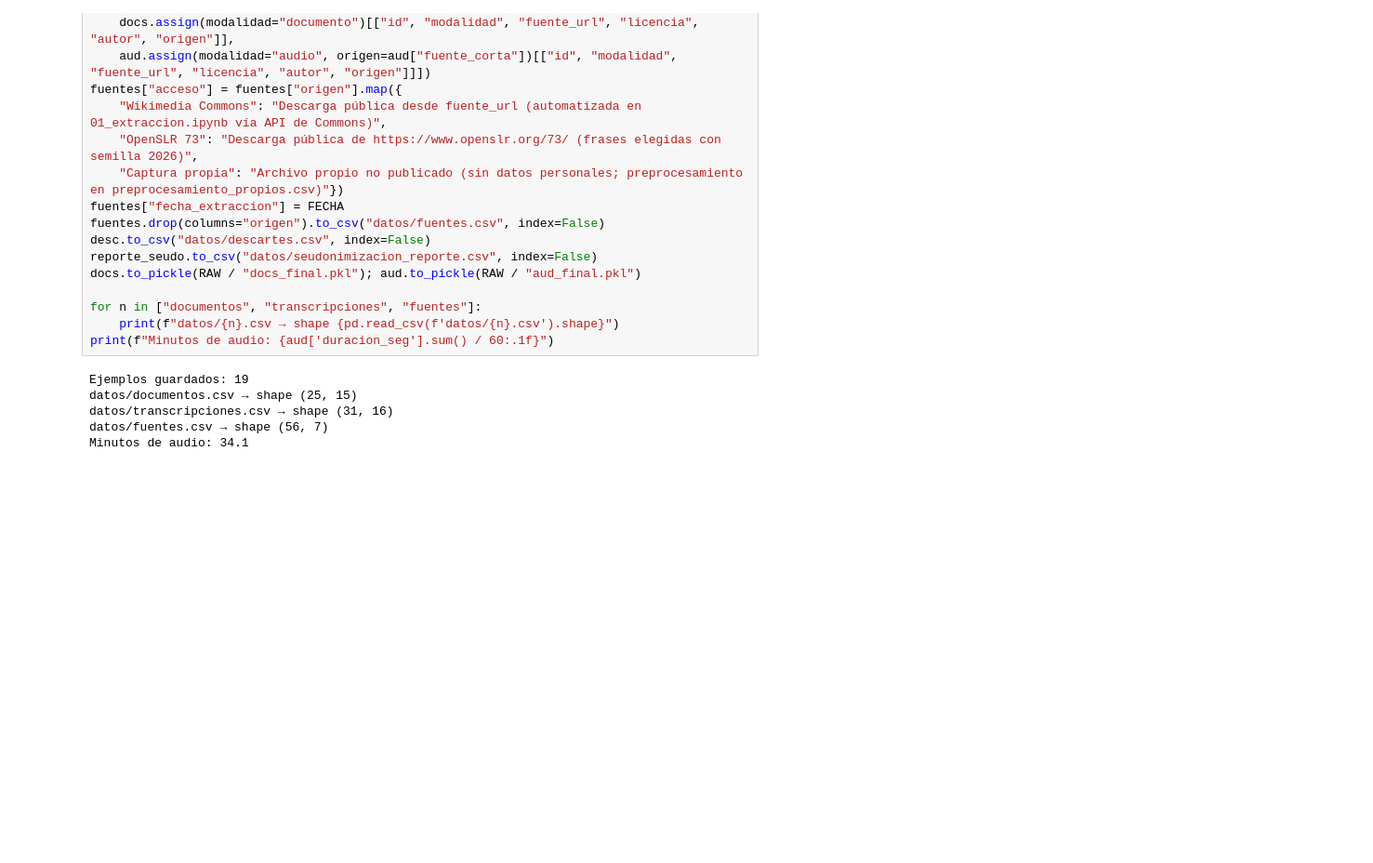
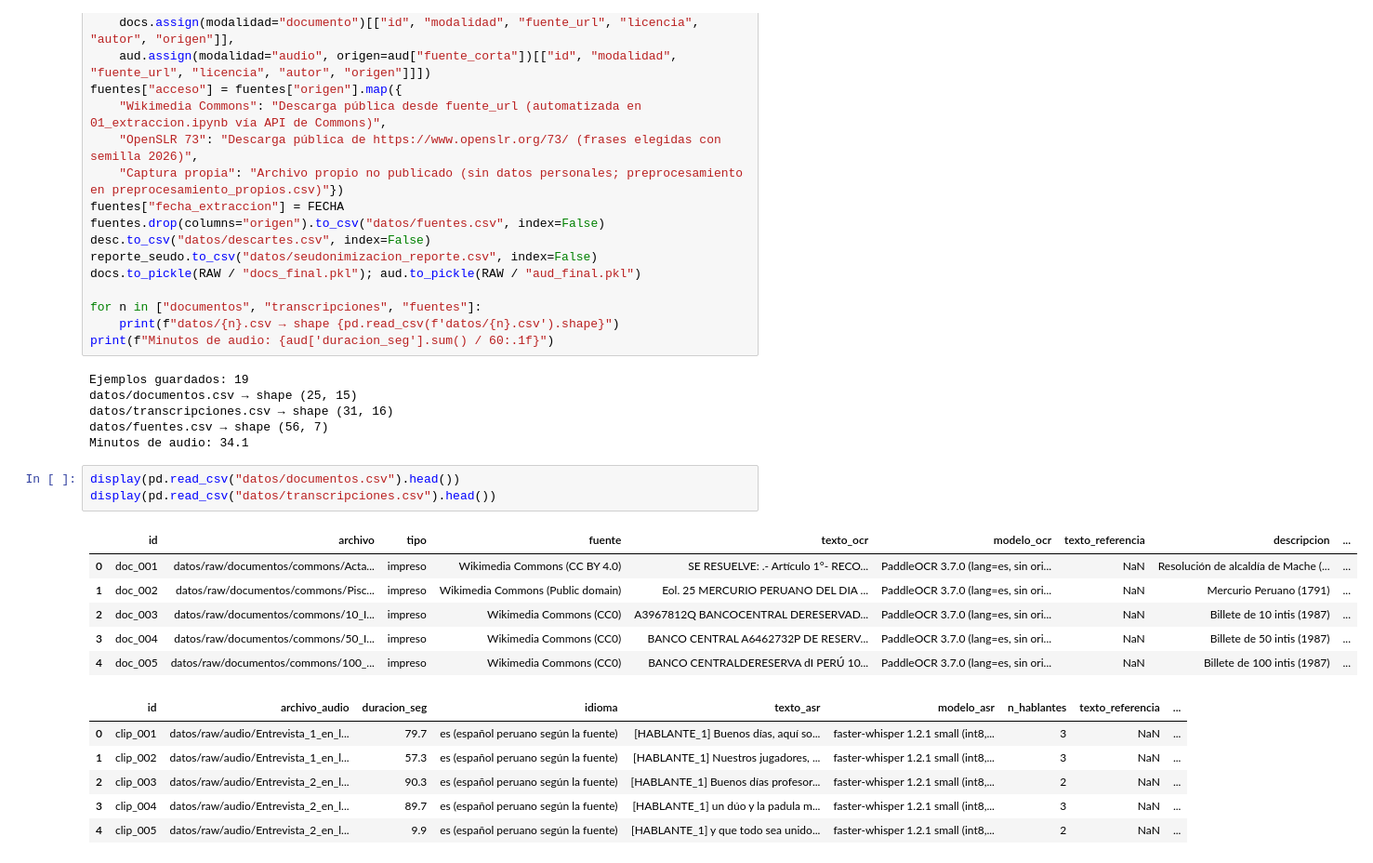
Before and after one commit to sandypmj/python_intermedio_2026, a Jupyter notebook: tarea_2/01_extraccion.ipynb, the cells around one changed output. Shown at 93% size. Saved outputs shown, nothing was run; the diff lists cells and outputs as text; blank space fills up the shorter version.

```diff
--- a/tarea_2/01_extraccion.ipynb
+++ b/tarea_2/01_extraccion.ipynb
@@ -723,3 +723,19 @@ datos/documentos.csv → shape (25, 15)
 datos/transcripciones.csv → shape (31, 16)
 datos/fuentes.csv → shape (56, 7)
 Minutos de audio: 34.1
+# %%
+display(pd.read_csv("datos/documentos.csv").head())
+display(pd.read_csv("datos/transcripciones.csv").head())
+# %% [output]
+|  | id | archivo | tipo | fuente | texto_ocr | modelo_ocr | texto_referencia | descripcion | ... |
+| 0 | doc_001 | datos/raw/documentos/commons/Acta... | impreso | Wikimedia Commons (CC BY 4.0) | SE RESUELVE: .- Artículo 1°- RECO... | PaddleOCR 3.7.0 (lang=es, sin ori... | NaN | Resolución de alcaldía de Mache (... | ... |
+| 1 | doc_002 | datos/raw/documentos/commons/Pisc... | impreso | Wikimedia Commons (Public domain) | Eol. 25 MERCURIO PERUANO DEL DIA ... | PaddleOCR 3.7.0 (lang=es, sin ori... | NaN | Mercurio Peruano (1791) | ... |
+| 2 | doc_003 | datos/raw/documentos/commons/10_I... | impreso | Wikimedia Commons (CC0) | A3967812Q BANCOCENTRAL DERESERVAD... | PaddleOCR 3.7.0 (lang=es, sin ori... | NaN | Billete de 10 intis (1987) | ... |
+| 3 | doc_004 | datos/raw/documentos/commons/50_I... | impreso | Wikimedia Commons (CC0) | BANCO CENTRAL A6462732P DE RESERV... | PaddleOCR 3.7.0 (lang=es, sin ori... | NaN | Billete de 50 intis (1987) | ... |
+| 4 | doc_005 | datos/raw/documentos/commons/100_... | impreso | Wikimedia Commons (CC0) | BANCO CENTRALDERESERVA dI PERÚ 10... | PaddleOCR 3.7.0 (lang=es, sin ori... | NaN | Billete de 100 intis (1987) | ... |
+|  | id | archivo_audio | duracion_seg | idioma | texto_asr | modelo_asr | n_hablantes | texto_referencia | ... |
+| 0 | clip_001 | datos/raw/audio/Entrevista_1_en_l... | 79.7 | es (español peruano según la fuente) | [HABLANTE_1] Buenos días, aquí so... | faster-whisper 1.2.1 small (int8,... | 3 | NaN | ... |
+| 1 | clip_002 | datos/raw/audio/Entrevista_1_en_l... | 57.3 | es (español peruano según la fuente) | [HABLANTE_1] Nuestros jugadores, ... | faster-whisper 1.2.1 small (int8,... | 3 | NaN | ... |
+| 2 | clip_003 | datos/raw/audio/Entrevista_2_en_l... | 90.3 | es (español peruano según la fuente) | [HABLANTE_1] Buenos días profesor... | faster-whisper 1.2.1 small (int8,... | 2 | NaN | ... |
+| 3 | clip_004 | datos/raw/audio/Entrevista_2_en_l... | 89.7 | es (español peruano según la fuente) | [HABLANTE_1] un dúo y la padula m... | faster-whisper 1.2.1 small (int8,... | 3 | NaN | ... |
+| 4 | clip_005 | datos/raw/audio/Entrevista_2_en_l... | 9.9 | es (español peruano según la fuente) | [HABLANTE_1] y que todo sea unido... | faster-whisper 1.2.1 small (int8,... | 2 | NaN | ... |
```
